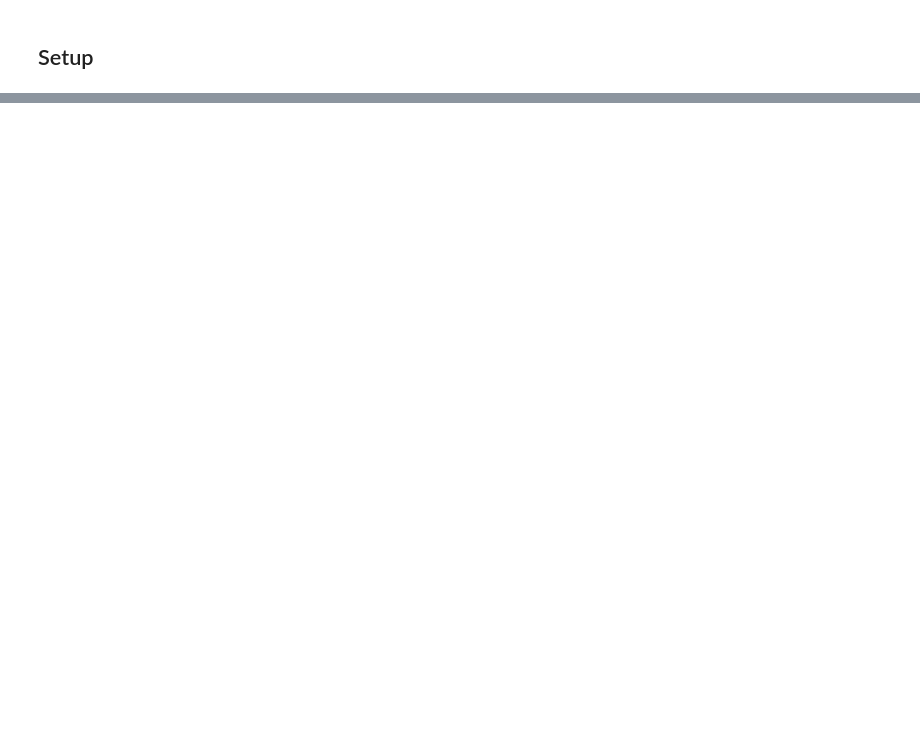
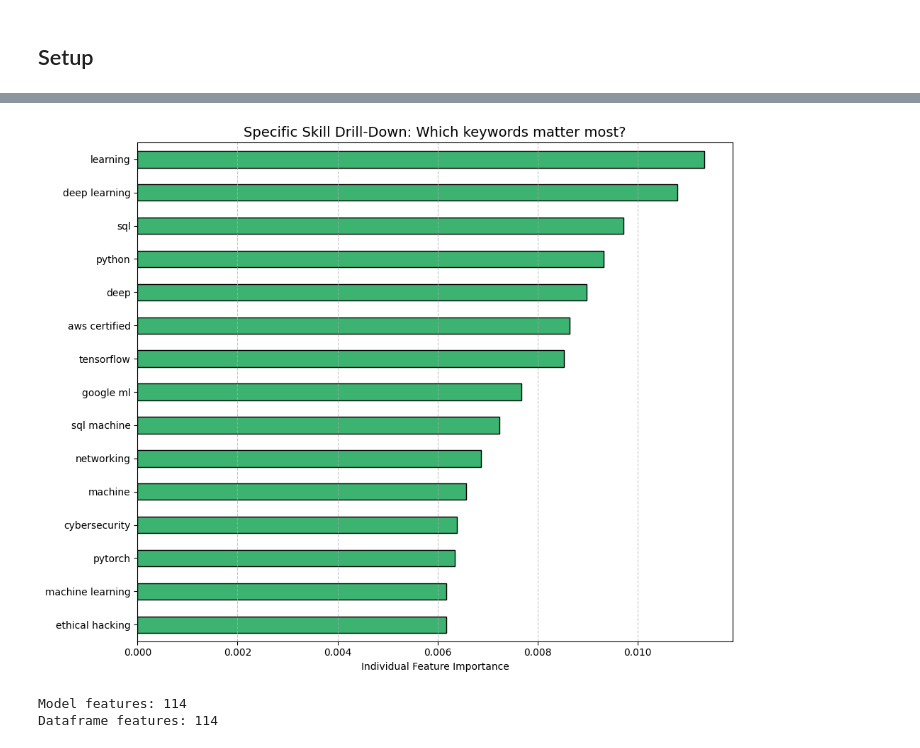
Before and after one commit to Jiaze-G/resume-hiring-prediction-ml, a Jupyter notebook: Modeling_and_Evaluation.ipynb, the cells around one changed output, grey strips where cells are left out. Drawn from its saved outputs; the diff is of its cells as text; code cells hidden in the pictures; blank space fills up the shorter version.

```diff
--- a/Modeling_and_Evaluation.ipynb
+++ b/Modeling_and_Evaluation.ipynb
@@ -34,0 +265,27 @@ Name: count, dtype: int64
+# %%
+# 1. Filter for only TF-IDF features
+skill_features = [f for f in feat_names if f.startswith('tfidf_')]
+skill_importances = pd.Series(importances, index=feat_names)[skill_features]
+
+# 2. Clean up the names (remove 'tfidf_' prefix for the chart)
+skill_importances.index = [name.replace('tfidf_', '') for name in skill_importances.index]
+
+# 3. Get Top 15 specific skills
+top_skills = skill_importances.sort_values(ascending=True).tail(15)
+
+# 4. Plot the "Drill-Down" Chart
+plt.figure(figsize=(10, 8))
+top_skills.plot(kind='barh', color='mediumseagreen', edgecolor='black')
+plt.title("Specific Skill Drill-Down: Which keywords matter most?", fontsize=14)
+plt.xlabel("Individual Feature Importance")
+plt.grid(axis='x', linestyle='--', alpha=0.7)
+plt.tight_layout()
+plt.show()
+# %% [output]
+[figure, added]
+# %%
+print("Model features:", len(importances))
+print("Dataframe features:", len(X_train.columns))
+# %% [output]
+Model features: 114
+Dataframe features: 114
```
Also changed, not shown: parts of 24 cells of this notebook.
